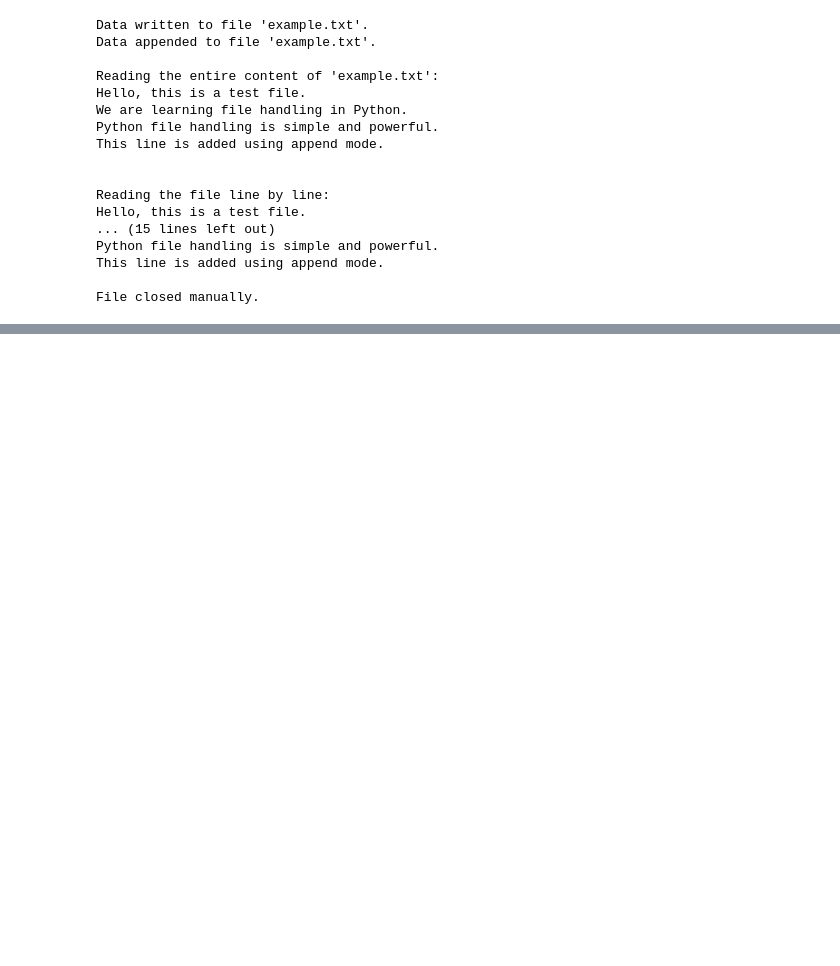
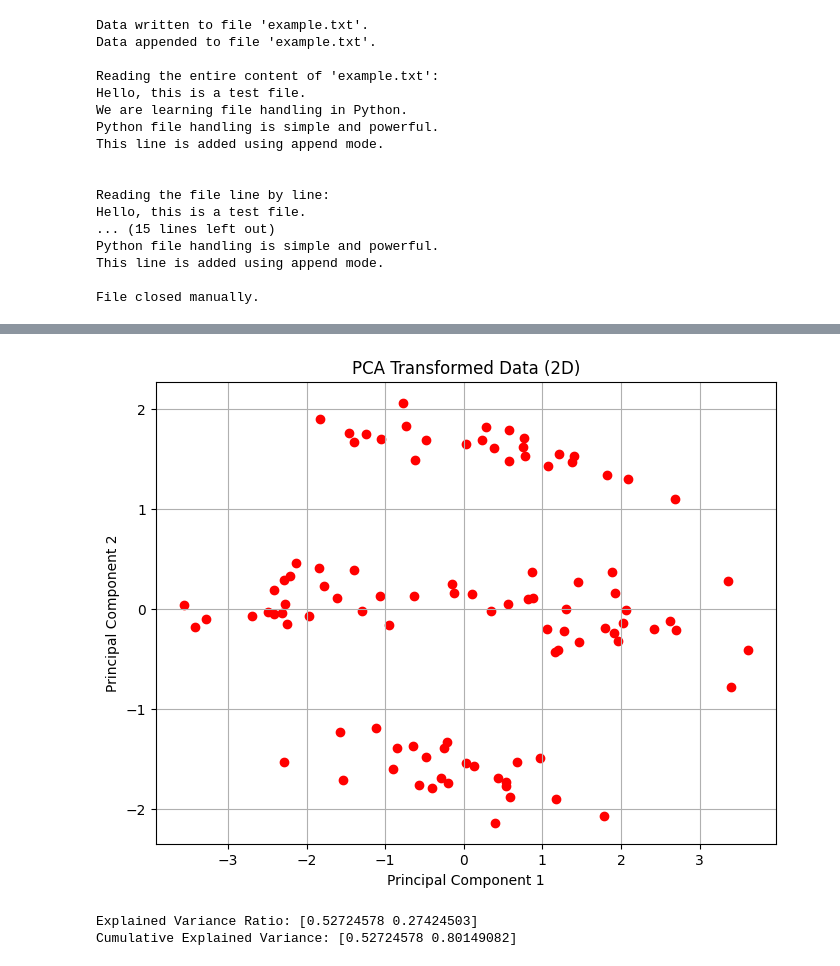
Before and after one commit to Vsathe99/machine-learning, a Jupyter notebook: first.ipynb, the cells around one changed output, grey strips where cells are left out. Saved outputs shown, nothing was run; the diff lists cells and outputs as text; code cells hidden in the pictures; blank space fills up the shorter version.

```diff
--- a/first.ipynb
+++ b/first.ipynb
@@ -348,0 +522,40 @@ File closed manually.
+# %%
+
+import numpy as np
+import matplotlib.pyplot as plt
+from sklearn.decomposition import PCA
+from sklearn.datasets import make_classification
+
+# Step 1: Create or load a dataset
+# We'll generate a random dataset for illustration
+np.random.seed(42)
+X, _ = make_classification(n_samples=100, n_features=5, random_state=42)
+
+# Step 2: Standardize the data (important for PCA)
+from sklearn.preprocessing import StandardScaler
+
+scaler = StandardScaler()
+X_scaled = scaler.fit_transform(X)
+
+# Step 3: Apply PCA
+pca = PCA(n_components=2)  # Reduce the data to 2 dimensions
+X_pca = pca.fit_transform(X_scaled)
+
+# Step 4: Visualize the results
+plt.figure(figsize=(8, 6))
+
+# Plot the original data in the 2D space after PCA transformation
+plt.scatter(X_pca[:, 0], X_pca[:, 1], c='r', marker='o')
+plt.title('PCA Transformed Data (2D)')
+plt.xlabel('Principal Component 1')
+plt.ylabel('Principal Component 2')
+plt.grid(True)
+plt.show()
+
+# Display explained variance ratio to understand how much variance is explained by each principal component
+print("Explained Variance Ratio:", pca.explained_variance_ratio_)
+print("Cumulative Explained Variance:", np.cumsum(pca.explained_variance_ratio_))
+# %% [output]
+[figure, added]
+Explained Variance Ratio: [0.52724578 0.27424503]
+Cumulative Explained Variance: [0.52724578 0.80149082]
```
Also changed, not shown: parts of 4 cells of this notebook.
